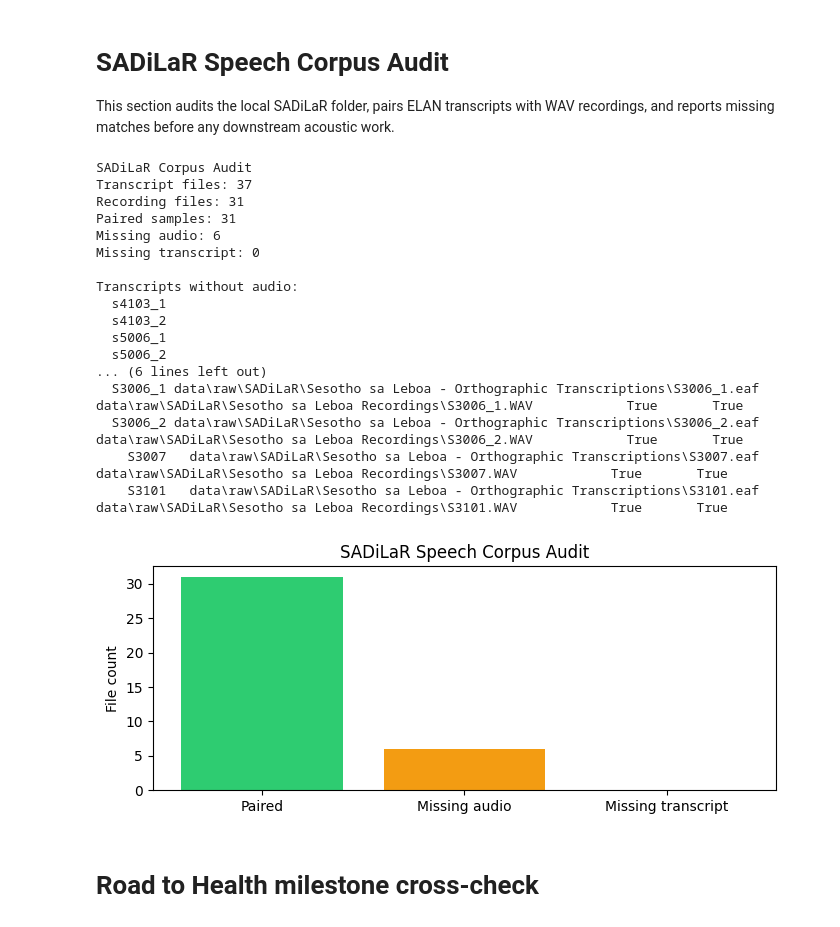
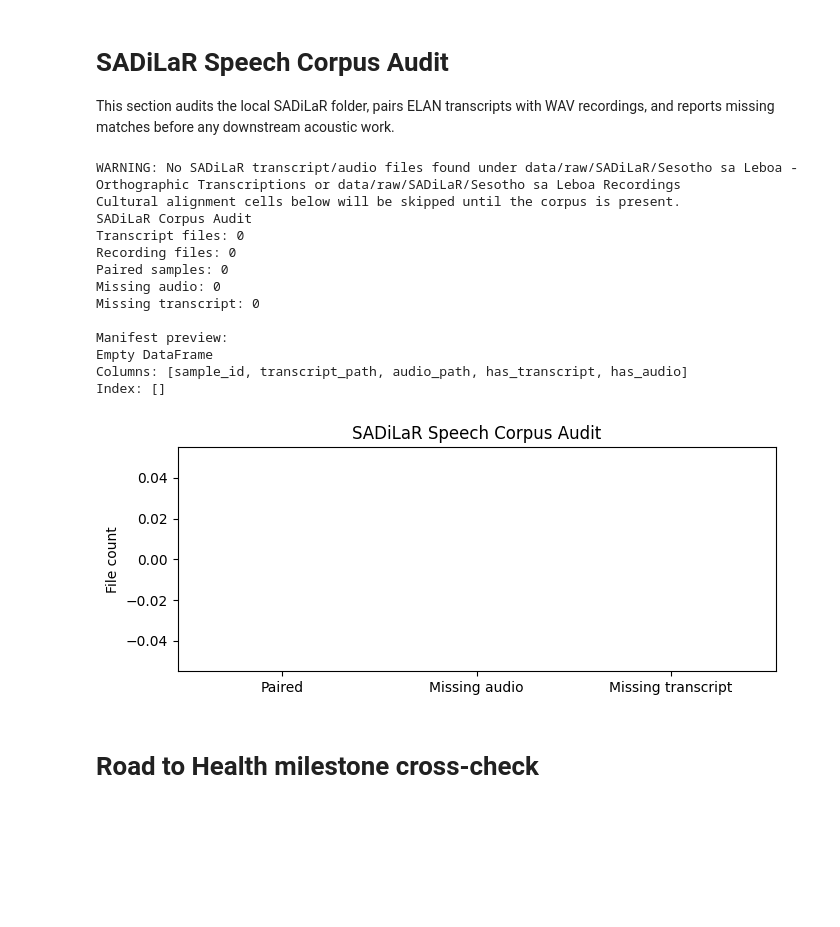
Before and after one commit to RELEBOHILE-PHEKO/Autism-Risk-Screening, a Jupyter notebook: notebook/autism_screening_pipeline.ipynb, the cells around one changed output. Drawn from its saved outputs; the diff is of its cells as text; code cells hidden in the pictures; blank space fills up the shorter version.

```diff
--- a/notebook/autism_screening_pipeline.ipynb
+++ b/notebook/autism_screening_pipeline.ipynb
@@ -3026,10 +3149,18 @@ for sample_id in audio_without_transcript:
 
 
 # Convert collected rows into a structured table
-df_sadilar_manifest = pd.DataFrame(manifest_rows)
+df_sadilar_manifest = pd.DataFrame(
+    manifest_rows,
+    columns=["sample_id", "transcript_path", "audio_path", "has_transcript", "has_audio"]
+)
 
-# Sort for easier inspection and reset indexing
-df_sadilar_manifest = df_sadilar_manifest.sort_values(["sample_id"]).reset_index(drop=True)
+# Sort for easier inspection and reset indexing (guard against an empty corpus,
+# e.g. if the SADiLaR audio folder has not been placed at data/raw/SADiLaR yet)
+if not df_sadilar_manifest.empty:
+    df_sadilar_manifest = df_sadilar_manifest.sort_values(["sample_id"]).reset_index(drop=True)
+else:
+    print("WARNING: No SADiLaR transcript/audio files found under", transcript_dir, "or", recording_dir)
+    print("Cultural alignment cells below will be skipped until the corpus is present.")
 
 # Save manifest for downstream processing
 df_sadilar_manifest.to_csv("outputs/alignment/sadilar_manifest.csv", index=False)
@@ -3063,48 +3194,44 @@ if audio_without_transcript:
 print("\nManifest preview:")
 print(df_sadilar_manifest.head().to_string(index=False))
 
 
 
 # VISUAL SUMMARY (AUDIT PLOT)
 
 
 # Plot distribution of matched vs missing files
 fig, ax = plt.subplots(figsize=(7, 3))
 
 ax.bar(
     ["Paired", "Missing audio", "Missing transcript"],
     [len(paired_ids), len(transcripts_without_audio), len(audio_without_transcript)],
     color=["#2ecc71", "#f39c12", "#e74c3c"]
 )
 
 ax.set_ylabel("File count")
 ax.set_title("SADiLaR Speech Corpus Audit")
 
 plt.tight_layout()
 
 # Save figure for reports or thesis figures section
 plt.savefig("outputs/alignment/sadilar_audit.png", dpi=150)
 
 plt.show()
 # %% [output]
+WARNING: No SADiLaR transcript/audio files found under data/raw/SADiLaR/Sesotho sa Leboa - Orthographic Transcriptions or data/raw/SADiLaR/Sesotho sa Leboa Recordings
+Cultural alignment cells below will be skipped until the corpus is present.
 SADiLaR Corpus Audit
-Transcript files: 37
-Recording files: 31
-Paired samples: 31
-Missing audio: 6
+Transcript files: 0
+Recording files: 0
+Paired samples: 0
+Missing audio: 0
 Missing transcript: 0
 
-Transcripts without audio:
-  s4103_1
-  s4103_2
-  s5006_1
-  s5006_2
-... (6 lines left out)
-  S3006_1 data\raw\SADiLaR\Sesotho sa Leboa - Orthographic Transcriptions\S3006_1.eaf data\raw\SADiLaR\Sesotho sa Leboa Recordings\S3006_1.WAV            True       True
-  S3006_2 data\raw\SADiLaR\Sesotho sa Leboa - Orthographic Transcriptions\S3006_2.eaf data\raw\SADiLaR\Sesotho sa Leboa Recordings\S3006_2.WAV            True       True
-    S3007   data\raw\SADiLaR\Sesotho sa Leboa - Orthographic Transcriptions\S3007.eaf   data\raw\SADiLaR\Sesotho sa Leboa Recordings\S3007.WAV            True       True
-    S3101   data\raw\SADiLaR\Sesotho sa Leboa - Orthographic Transcriptions\S3101.eaf   data\raw\SADiLaR\Sesotho sa Leboa Recordings\S3101.WAV            True       True
+Manifest preview:
+Empty DataFrame
+Columns: [sample_id, transcript_path, audio_path, has_transcript, has_audio]
+Index: []
-[figure, old version]
+[figure, new version]
 # %% [markdown]
 # Road to Health milestone cross-check
 # %%
```
Also changed, not shown: parts of 26 cells of this notebook, 4 other files.
